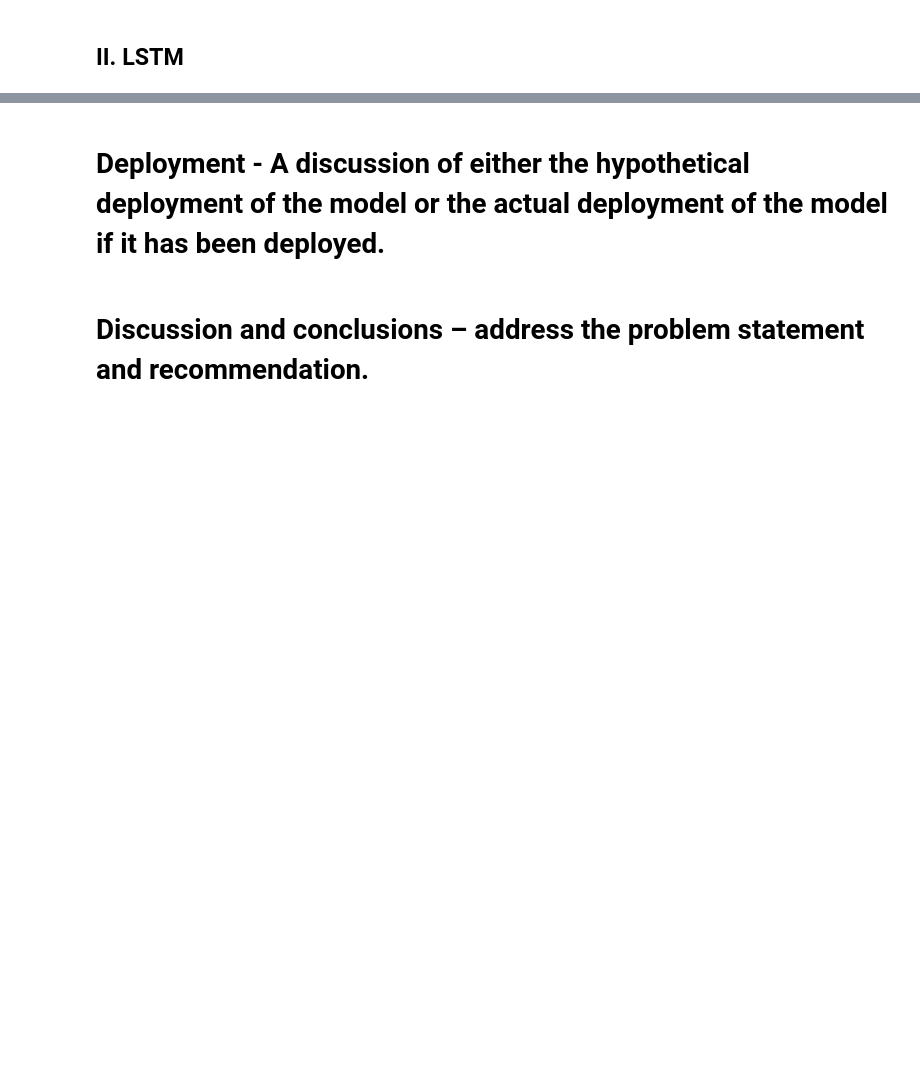
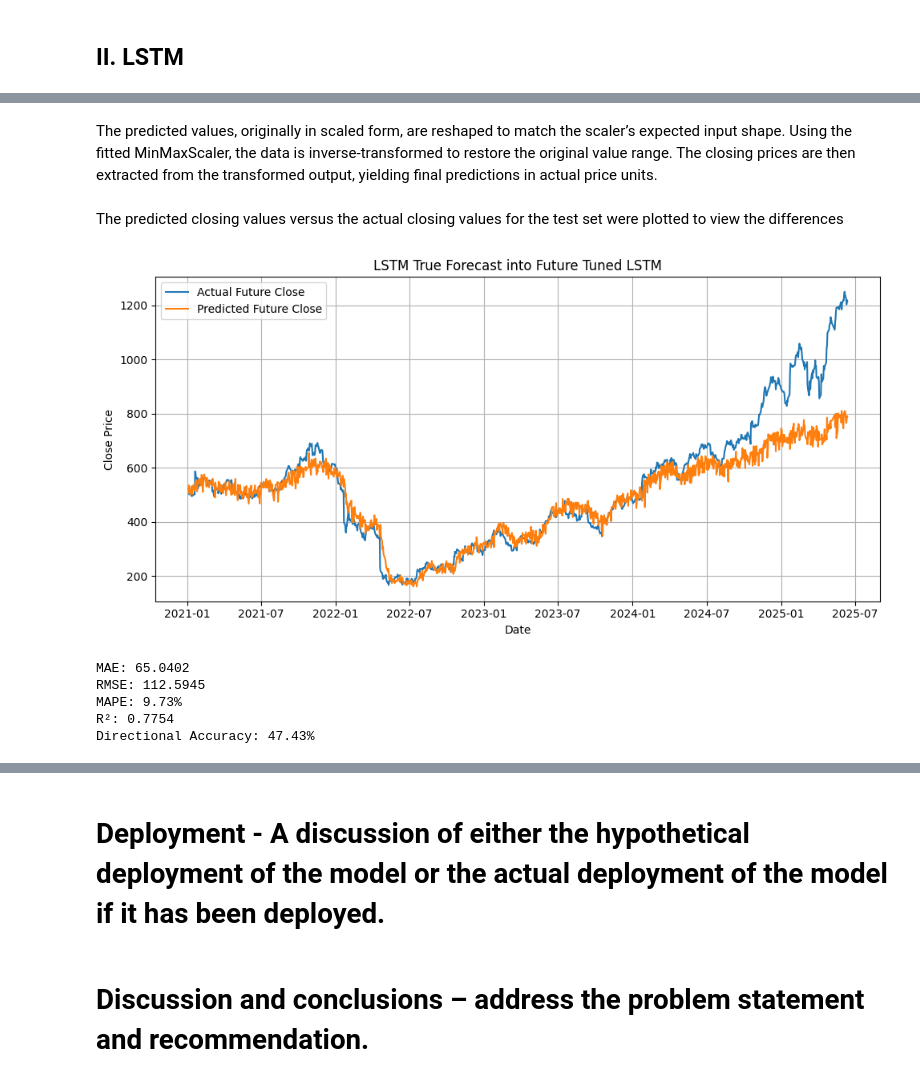
Before and after one commit to Anitra-Hernandez/AAI510_Group6Project, a Jupyter notebook: FinalProject_1.ipynb, the cells around one changed output, grey strips where cells are left out. Cells and saved outputs as stored; diff of their text form; code cells hidden in the pictures; blank space fills up the shorter version.

```diff
--- a/FinalProject_1.ipynb
+++ b/FinalProject_1.ipynb
@@ -27,0 +348,13 @@
+# %%
+criterion = nn.MSELoss()
+optimizer = torch.optim.Adam(model.parameters(), lr=0.001)
+
+for epoch in range(50):
+    model.train()
+    optimizer.zero_grad()
+    output = model(X_train)
+    loss = criterion(output, y_train)
+    loss.backward()
+    optimizer.step()
+    if epoch % 10 == 0:
+        print(f"Epoch {epoch}, Loss: {loss.item():.4f}")
@@ -27,0 +375,62 @@
+# %%
+scaled_test = scaler.transform(df_test[features])
+input_seq = scaled_train[-seq_length:].copy()
+future_preds = []
+
+for i in range(len(df_test)):
+    input_tensor = torch.tensor(input_seq, dtype=torch.float32).unsqueeze(0)
+    with torch.no_grad():
+        next_scaled = model(input_tensor).item()
+
+    actual_next_row = scaled_test[i].copy()
+    actual_next_row[features.index('Close')] = next_scaled
+
+    future_preds.append(actual_next_row.copy())
+    input_seq = np.vstack([input_seq[1:], actual_next_row])
+# %% [markdown]
+The predicted values, originally in scaled form, are reshaped to match the scaler’s expected input shape. Using the fitted MinMaxScaler, the data is inverse-transformed to restore the original value range. The closing prices are then extracted from the transformed output, yielding final predictions in actual price units.
+# %%
+pred_arr = np.array(future_preds).reshape(-1, len(features))
+predicted_closes = scaler.inverse_transform(pred_arr)[:, features.index('Close')]
+# %% [markdown]
+The predicted closing values versus the actual closing values for the test set were plotted to view the differences
+# %%
+actual_closes = df_test['Close'].values
+
+plt.figure(figsize=(10, 5))
+plt.plot(df_test.index, actual_closes, label='Actual Future Close')
+plt.plot(df_test.index,predicted_closes, label='Predicted Future Close')
+plt.title("LSTM True Forecast into Future Tuned LSTM")
+plt.xlabel("Date")
+plt.ylabel("Close Price")
+plt.legend()
+plt.grid(True)
+plt.tight_layout()
+plt.show()
+# %% [output]
+[figure, added]
+# %%
+from sklearn.metrics import mean_absolute_error, mean_squared_error, r2_score
+
+
+predicted = predicted_closes
+actual = actual_closes
+
+mae = mean_absolute_error(actual, predicted)
+mse = mean_squared_error(actual, predicted)
+rmse = np.sqrt(mse)
+mape = np.mean(np.abs((actual - predicted) / actual)) * 100
+r2 = r2_score(actual, predicted)
+directional_accuracy = np.mean(np.sign(np.diff(actual)) == np.sign(np.diff(predicted)))
+
+print(f"MAE: {mae:.4f}")
+print(f"RMSE: {rmse:.4f}")
+print(f"MAPE: {mape:.2f}%")
+print(f"R²: {r2:.4f}")
+print(f"Directional Accuracy: {directional_accuracy:.2%}")
+# %% [output]
+MAE: 65.0402
+RMSE: 112.5945
+MAPE: 9.73%
+R²: 0.7754
+Directional Accuracy: 47.43%
```
Also changed, not shown: parts of 47 cells of this notebook.
